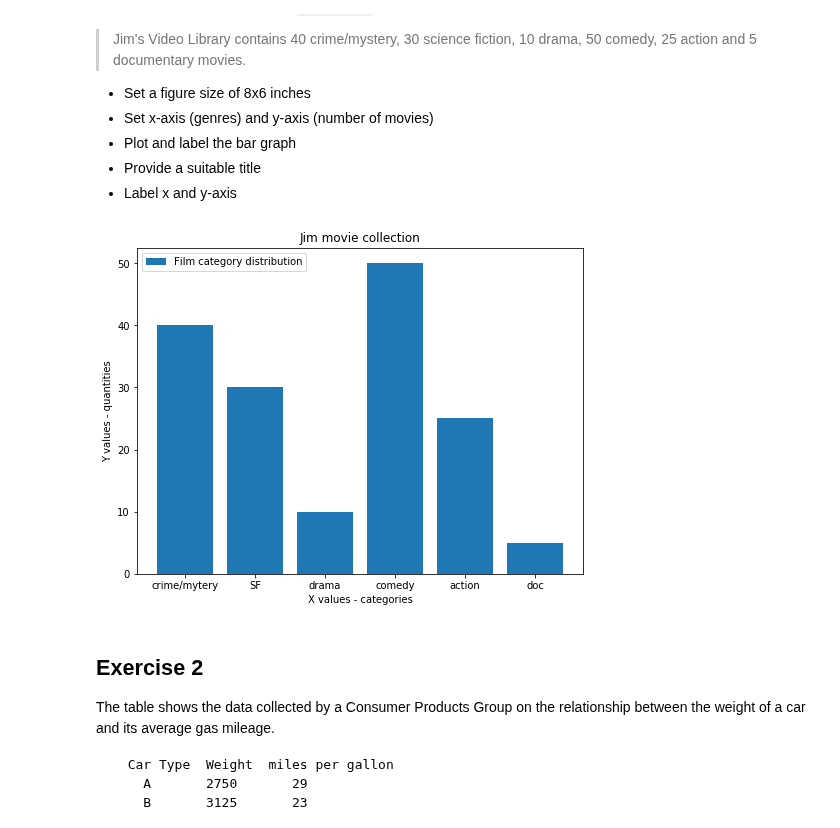
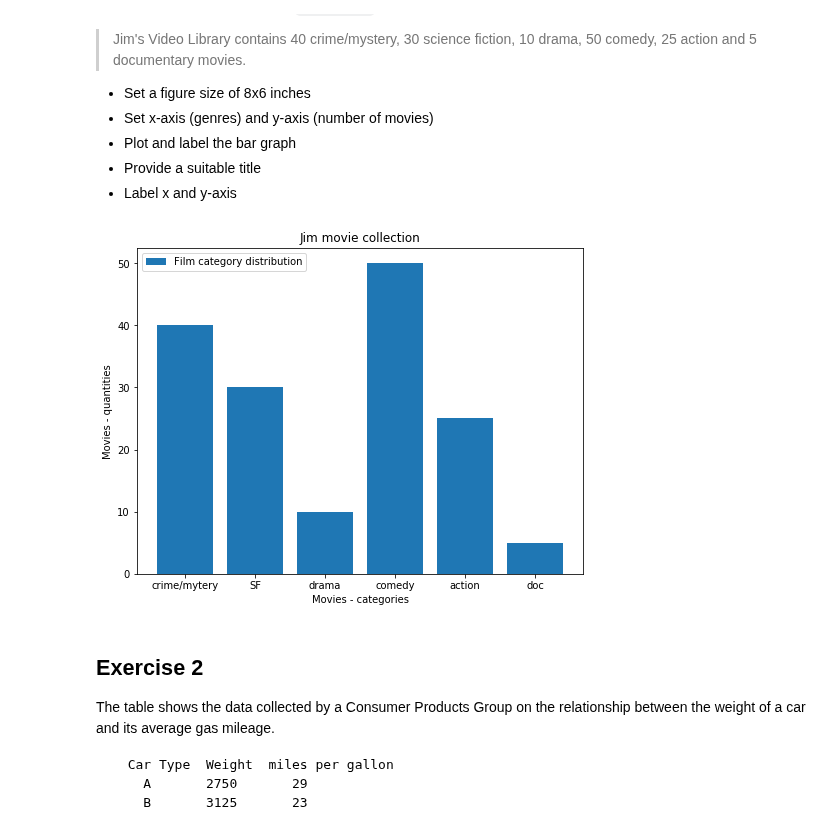
Before and after one commit to fleralle/dsc-data-viz-lab-houston-ds-042219, a Jupyter notebook: index.ipynb, the cells around one changed output. Cells and saved outputs as stored; diff of their text form; code cells hidden in the pictures.

```diff
--- a/index.ipynb
+++ b/index.ipynb
@@ -23,31 +23,31 @@ Make a vertical bar graph using `plt.bar()` for the following set of data:
 # %%
 # import the required libraries
 import numpy as np
 import matplotlib.pyplot as plt
 
 # Set plot space as inline for inline plots and qt for external plots
 %matplotlib inline
 
 y = [40,30,10,50,25,5]
 x =['crime/mytery','SF','drama','comedy','action','doc']
 labels = x.copy()
 
 # Set a figure size
 plt.figure(figsize=(8,6))
 
 # Plot vertical bars of fixed width by passing x and y values to .bar() function
 plt.bar(x,y,label='Film category distribution')
 plt.legend()
-plt.xlabel('X values - categories')
-plt.ylabel('Y values - quantities')
+plt.xlabel('Movies - categories')
+plt.ylabel('Movies - quantities')
 
 # Give a title to the bar graph
 plt.title('Jim movie collection')
 
 # Output the final plot
 plt.show()
 # %% [output]
-[figure, old version]
+[figure, new version]
 # %% [markdown]
 ## Exercise 2
 
```
